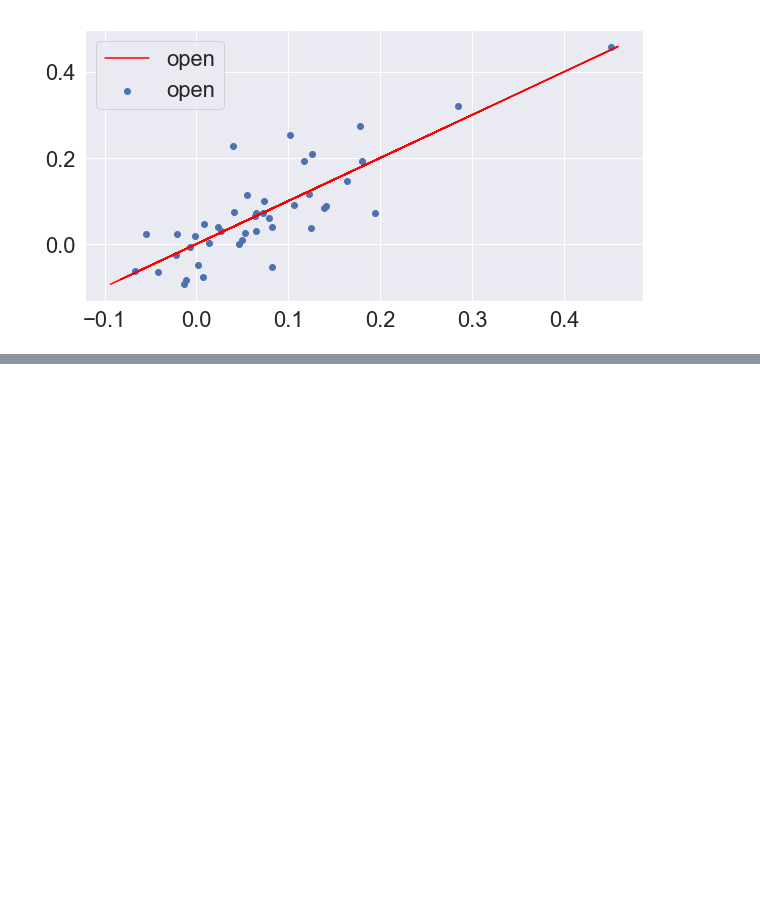
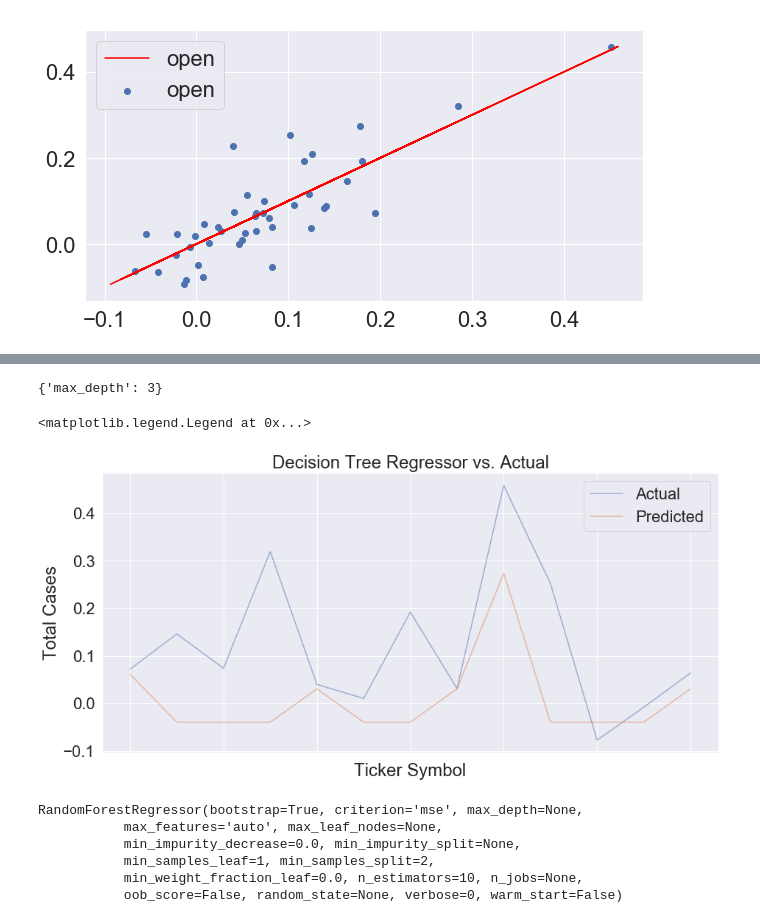
Before and after one commit to itskevinwin/INFO370-Project, a Jupyter notebook: Untitled.ipynb, the cells around one changed output, grey strips where cells are left out. Saved outputs shown, nothing was run; the diff lists cells and outputs as text; code cells hidden in the pictures; blank space fills up the shorter version.

```diff
--- a/Untitled.ipynb
+++ b/Untitled.ipynb
@@ -558,0 +600,50 @@ plt.show()
+# %%
+from sklearn.tree import DecisionTreeRegressor
+# Fit the classifier using training data
+from sklearn.preprocessing import MinMaxScaler       # scaling data
+# Create instances of classifier and scaler
+scaler = MinMaxScaler()
+
+#define a grid to search through
+param_grid = {'max_depth': np.arange(3, 5)}
+
+#perform a grid search of pipeline
+grid = GridSearchCV(DecisionTreeRegressor(), param_grid, scoring="neg_mean_absolute_error")
+grid.fit(train_features, train_outcome)
+grid.score(test_features, test_outcome)
+grid.best_params_
+# %% [output]
+{'max_depth': 3}
+# %%
+test_data = test_features.join(test_outcome)
+test_data['preds'] = grid.predict(test_data.drop("open", axis = 1))
+plt.figure(figsize=(15, 7))
+test_data.open.plot(label="Actual", alpha = .5)
+test_data.preds.plot(label="Predicted", alpha = .5)
+plt.title('Decision Tree Regressor Predictions vs. Actual')
+plt.ylabel('Total Cases')
+plt.legend()
+# %% [output]
+<matplotlib.legend.Legend at 0x...>
+[figure, added]
+# %%
+#Import Library
+from sklearn.ensemble import RandomForestRegressor
+# Create Random Forest object
+
+param_grid = {}
+
+model= RandomForestRegressor()
+grid_search = GridSearchCV(model, param_grid, cv=10)
+grid_search.fit(train_features, train_outcome)
+grid_search.score(test_features, test_outcome)
+
+# Train the model using the training sets and check score
+model.fit(train_features, train_outcome)
+# %% [output]
+RandomForestRegressor(bootstrap=True, criterion='mse', max_depth=None,
+           max_features='auto', max_leaf_nodes=None,
+           min_impurity_decrease=0.0, min_impurity_split=None,
+           min_samples_leaf=1, min_samples_split=2,
+           min_weight_fraction_leaf=0.0, n_estimators=10, n_jobs=None,
+           oob_score=False, random_state=None, verbose=0, warm_start=False)
```
Also changed, not shown: parts of 12 cells of this notebook.
